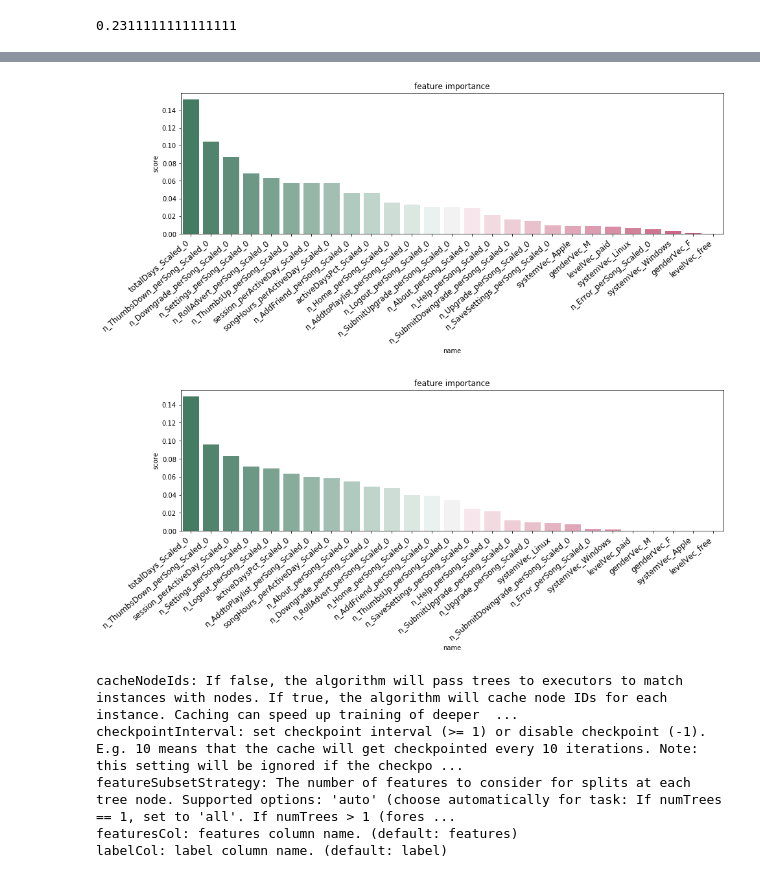
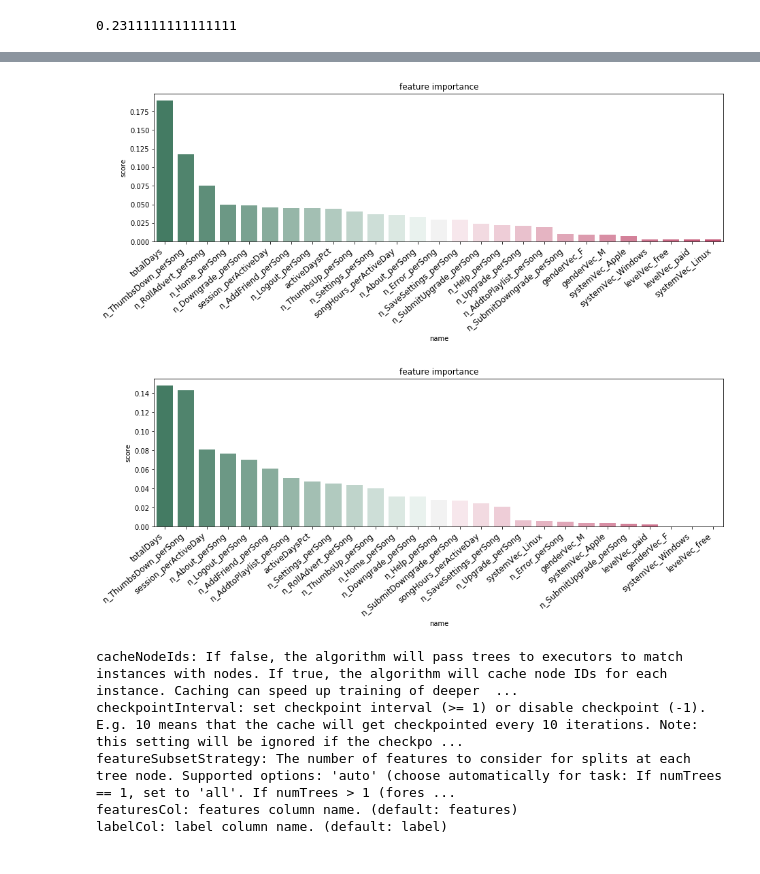
Before and after one commit to ustcdj/Sparkify_Churn_Analysis, a Jupyter notebook: Sparkify.ipynb, the cells around one changed output, grey strips where cells are left out. Drawn from its saved outputs; the diff is of its cells as text; code cells hidden in the pictures.

Commit message:
docs : Add comments/notes in data exploration and modeling

```diff
--- a/Sparkify.ipynb
+++ b/Sparkify.ipynb
@@ -1143,0 +735,2 @@ train = df8.sampleBy("label", fractions={0: 0.8, 1: 0.8}, seed=42)
+# %%
+train, test = train_test_sampling(df7)
@@ -1159,3 +757,0 @@ train.groupBy("label").count().show()
-# %%
-# use the rest as test dataset
-test = df8.subtract(train)
@@ -1173,3 +758 @@ def train_test_sampling(data, ratio=0.8, label='label', seed=42):
-# %%
-train, test = train_test_sampling(df8)
 # %%
@@ -1196,8 +779,13 @@ grid1 = ParamGridBuilder() \
 # %%
 # Create the CrossValidator
 cv_lr = CrossValidator(estimator=lr,
-               estimatorParamMaps=grid,
+               estimatorParamMaps=grid1,
                evaluator=evaluator,
                numFolds = 4,
                seed = 42
                )
+
+# 2 hours run
+start_time = time.time()
+lrModel = cv_lr.fit(train)
+print("Logistic regression training time 8 parameter combos --- %s seconds ---" % (time.time() - start_time))
@@ -1397,20 +994,20 @@ def ExtractFeatureImp(featureImp, dataset, featuresCol):
     varlist['score'] = varlist['idx'].apply(lambda x: featureImp[x])
     return(varlist.sort_values('score', ascending = False))
 # %%
-df_feature_importance = ExtractFeatureImp(rf_best_model.featureImportances, train, "features")
+df_feature_importance = ExtractFeatureImp(rf_best_model.featureImportances, df, "features")
 
 # plot model's correlation coefficients
 plt.figure(figsize=(15, 4));
 
 palette = sn.diverging_palette(150, 0, n=27)
 
 sn.barplot(x=df_feature_importance.name, y=df_feature_importance.score, data=df_feature_importance, palette=palette)
 plt.xticks(rotation=40, ha='right', fontsize=12)
 plt.title('feature importance');
 # %% [output]
-[figure, old version]
+[figure, new version]
 # %%
-df_feature_importance = ExtractFeatureImp(gbt_best_model.featureImportances, train, "features")
+df_feature_importance = ExtractFeatureImp(gbt_best_model.featureImportances, df, "features")
 
 # plot model's correlation coefficients
 plt.figure(figsize=(15, 4));
@@ -1421,7 +1018,7 @@ sn.barplot(x=df_feature_importance.name, y=df_feature_importance.score, data=df_
 plt.xticks(rotation=40, ha='right', fontsize=12)
 plt.title('feature importance');
 # %% [output]
-[figure, old version]
+[figure, new version]
 # %%
 print(gbt.explainParams())
 # %% [output]
```
Also changed, not shown: parts of 136 cells of this notebook.
